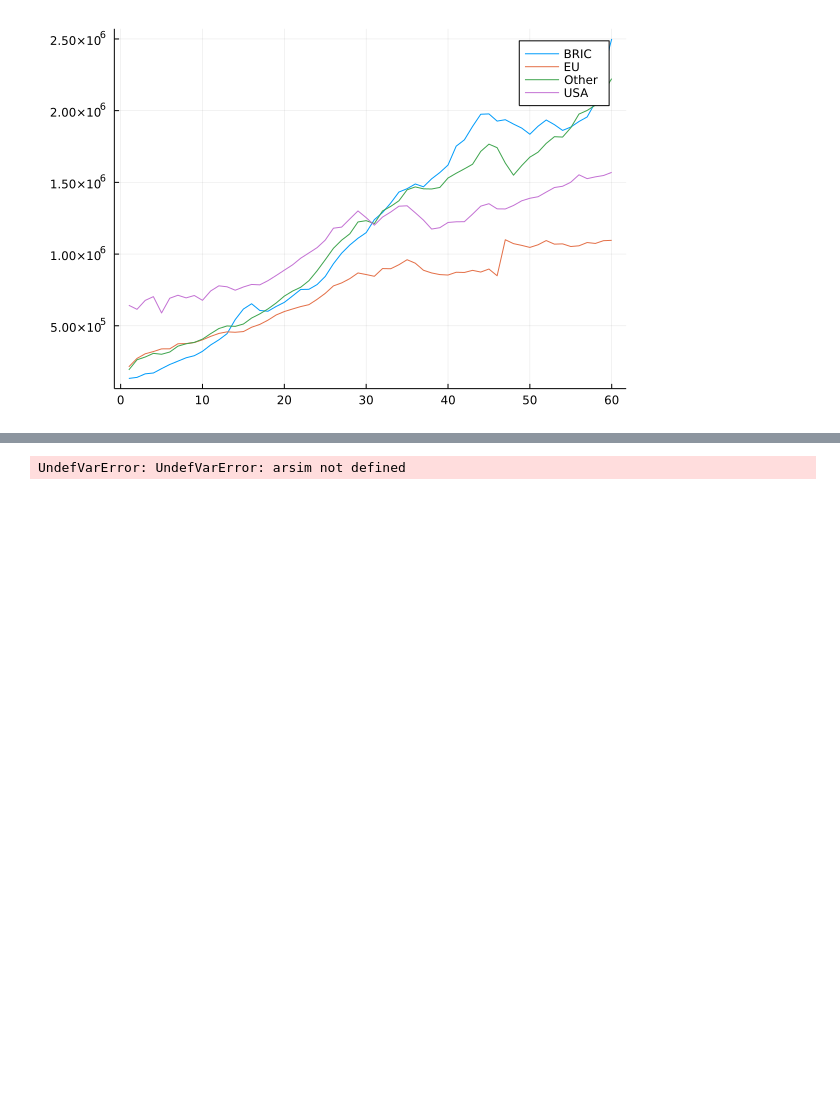
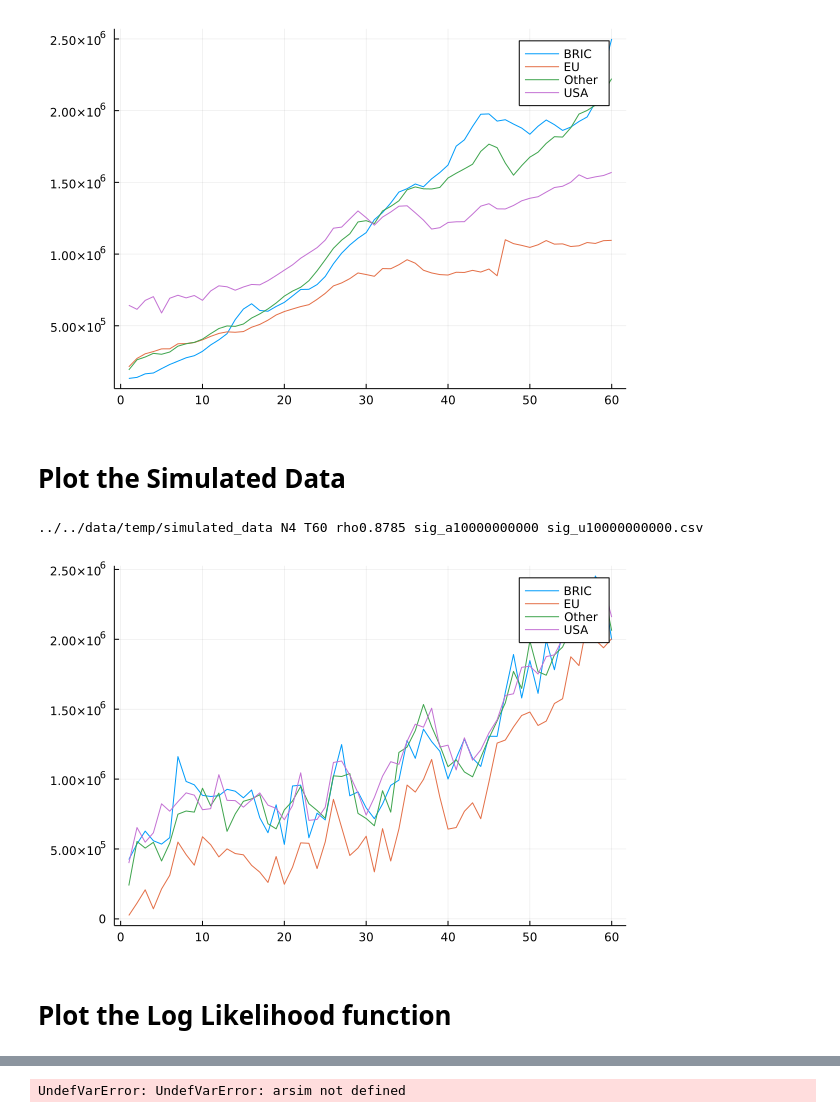
Before and after one commit to acwatt/karp_ranking_policies, a Jupyter notebook: ranking_policies/julia/variance_estimation_notebook.ipynb, the cells around one changed output, grey strips where cells are left out. Drawn from its saved outputs; the diff is of its cells as text; code cells hidden in the pictures; blank space fills up the shorter version.

```diff
--- a/ranking_policies/julia/variance_estimation_notebook.ipynb
+++ b/ranking_policies/julia/variance_estimation_notebook.ipynb
@@ -501,9 +504,8 @@ function write_estimation_df(df; N=2)
 end
 
 
-function read_data(N, T)
+function read_data(N, T; filepath = "../../data/sunny/clean/grouped_nation.1751_2014.csv")
     # T ∈ [1,60]; N ∈ [1,4]
-    filepath = "../../data/sunny/clean/grouped_nation.1751_2014.csv"
     df = @chain CSV.read(filepath, DataFrame) begin
         @rsubset :Year >= 1945 && :Year < 1945+T && :group ∈ ["USA","EU","BRIC","Other"][1:N]
         @select(:t = :time .- 44,
@@ -512,6 +514,17 @@ function read_data(N, T)
         @orderby(:t, :i)
     end
 
+    return(df)
+end
+
+
+function read_simulated_data(N, T, filepath)
+    # T ∈ [1,60]; N ∈ [1,4]
+    num2country = Dict(1=>"USA", 2=>"EU", 3=>"BRIC", 4=>"Other")
+    df = @chain CSV.read(filepath, DataFrame) begin
+        @transform(:i = get.(Ref(num2country), :i, missing))
+        @orderby(:t, :i)
+    end
     return(df)
 end
 
@@ -955,3 +967,24 @@ x = df[!,:t]; y = df[!,:eᵢₜ]
 @df df plot(:t, :eᵢₜ, group = :i)
 # %% [output]
 [figure]
+# %% [markdown]
+# Plot the Simulated Data
+# %%
+# CSV of simulated data for N=4, T=60 using estimated parameters from a trial run of the iterated MLE
+option = 4
+if option == 1;     a=1.035; u=16.224;
+elseif option == 2; a=100;   u=100;
+elseif option == 3; a=u=10000^2
+elseif option == 4; a=u=100000^2
+end
+sim_datapath = "../../data/temp/simulated_data N4 T60 rho0.8785 sig_a$a sig_u$u.csv"
+println(sim_datapath)
+df = read_simulated_data(4, 60, sim_datapath);
+using StatsPlots;
+x = df[!,:t]; y = df[!,:eᵢₜ]
+@df df plot(:t, :eᵢₜ, group = :i)
+# %% [output]
+../../data/temp/simulated_data N4 T60 rho0.8785 sig_a10000000000 sig_u10000000000.csv
+[figure, added]
+# %% [markdown]
+# Plot the Log Likelihood function
```
Also changed, not shown: parts of 8 cells of this notebook, 2 other files.
